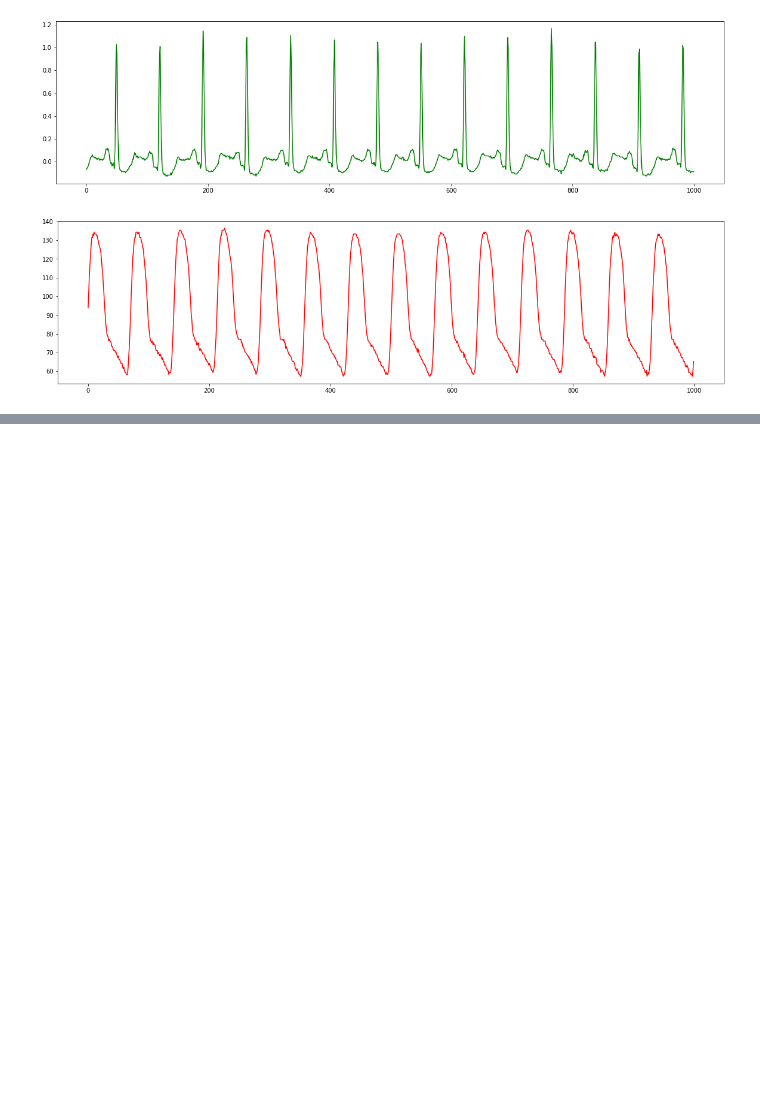
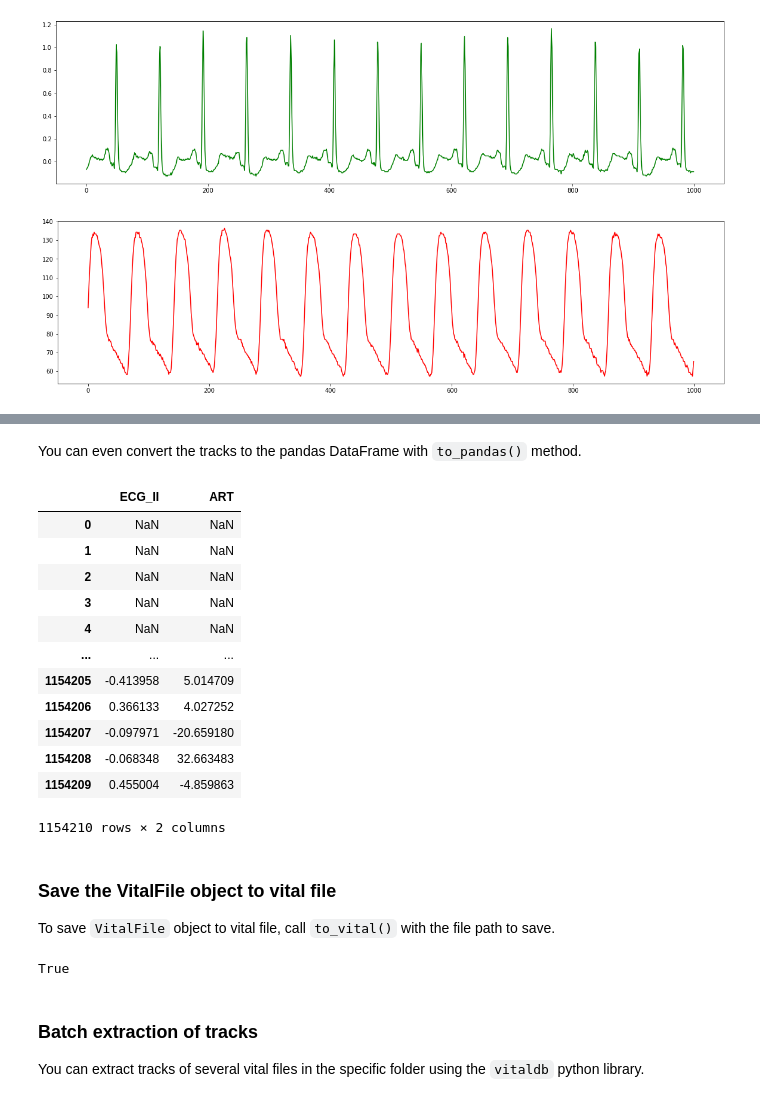
Before and after one commit to vitaldb/examples, a Jupyter notebook: vitalfile.ipynb, the cells around one changed output, grey strips where cells are left out. Drawn from its saved outputs; the diff is of its cells as text; code cells hidden in the pictures; blank space fills up the shorter version.

```diff
--- a/vitalfile.ipynb
+++ b/vitalfile.ipynb
@@ -159,0 +126,2 @@ res[0]
+# %%
+vf = vitaldb.VitalFile('1.vital')
@@ -159,0 +164,30 @@ res[0]
+# %% [markdown]
+You can even convert the tracks to the pandas DataFrame with `to_pandas()` method.
+# %%
+df = vf.to_pandas(['ECG_II', 'ART'], 1/100)
+df.to_csv('1.csv', index=False, encoding='utf-8-sig')
+df
+# %% [output]
+|  | ECG_II | ART |
+| 0 | NaN | NaN |
+| 1 | NaN | NaN |
+| 2 | NaN | NaN |
+| 3 | NaN | NaN |
+| 4 | NaN | NaN |
+| ... | ... | ... |
+| 1154205 | -0.413958 | 5.014709 |
+| 1154206 | 0.366133 | 4.027252 |
+| 1154207 | -0.097971 | -20.659180 |
+| 1154208 | -0.068348 | 32.663483 |
+| 1154209 | 0.455004 | -4.859863 |
+1154210 rows × 2 columns
+# %% [markdown]
+### Save the VitalFile object to vital file
+To save `VitalFile` object to vital file, call `to_vital()` with the file path to save.
+# %%
+vf.to_vital('1_copyed.vital')
+# %% [output]
+True
+# %% [markdown]
+### Batch extraction of tracks
+You can extract tracks of several vital files in the specific folder using the `vitaldb` python library.
```
Also changed, not shown: parts of 43 cells of this notebook.
